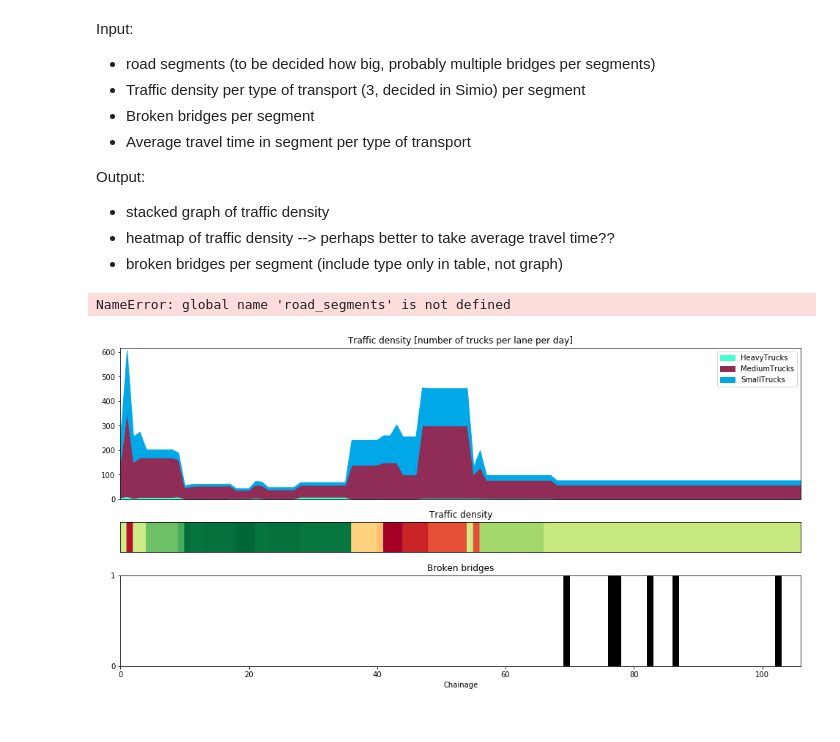
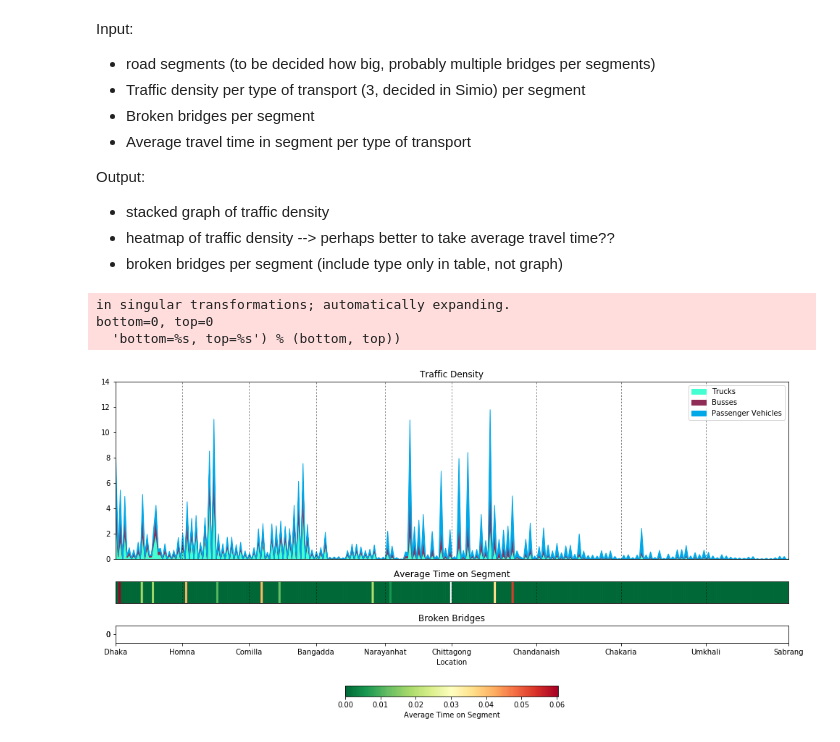
Before and after one commit to juangl77/BangladeshNeedsHelp8, a Jupyter notebook: A4Distributed/Visualisation/VisualisationDiscreteA4.ipynb, the cells around one changed output. Saved outputs shown, nothing was run; the diff lists cells and outputs as text; code cells hidden in the pictures.

Commit message:
Visualisation based on the MySQL data

```diff
--- a/A4Distributed/Visualisation/VisualisationDiscreteA4.ipynb
+++ b/A4Distributed/Visualisation/VisualisationDiscreteA4.ipynb
@@ -22,26 +12,34 @@ from Visualisation import plot_traffic_density
-# %%
-# Depending on the choices made by the user, select the right csv file and data
-roadId = 'N1'
-
-data = pd.read_csv('vulnerabilitypersegment'+str(roadId)+'.csv') # prob. different file
-broken_bridges = data['NumberOfDBridges'].tolist()  #needs to be replaced with real data of the broken bridges!!!
-traffic = pd.read_csv('trafficpersegment'+str(roadId)+'.csv')
-
-HeavyTrucks = traffic['heavyTruck'].tolist() # this and below needs to be replaced with different types!!!
-MediumTrucks = traffic['mediumTruck'].tolist()
-SmallTrucks = traffic['smallTruck'].tolist()
-
-traffic_density = traffic['total'].tolist()
-chainage = traffic['chainage'].tolist()
-
-road_segments = []
-for segment in chainage:
-    round_segment = round(segment,1)
-    road_segments.append(round_segment)
-
-# Based on user choices, define what visualisations to make
-
-plot_traffic_density(road_segments,HeavyTrucks,MediumTrucks,SmallTrucks,traffic_density,broken_bridges)
-# %% [output]
-NameError: global name 'road_segments' is not defined
-[figure, removed]
+# %%
+# import packages
+from Visualisation import plot_traffic_density
+from MySQL import Database
+import datetime, threading, time
+
+%matplotlib inline
+
+# Depending on the choices made by the user, select the right csv file and data
+db = Database('127.0.0.1', 'Discrete', 'epa1351user', 'qwertyu1234')
+db.connect()
+
+seconds = 5
+next_call = time.time()
+frame = -1
+
+def update():
+    global next_call, seconds, frame
+    next_call += seconds
+
+    latest = db.latestTime()
+
+    if latest > frame:
+        frame = latest
+        plot_traffic_density(db.dataPerSegment(frame))
+
+    threading.Timer(next_call - time.time(), update).start()
+
+plot_traffic_density(db.dataPerSegment(4))
+# %% [output]
+in singular transformations; automatically expanding.
+bottom=0, top=0
+  'bottom=%s, top=%s') % (bottom, top))
+[figure, added]
```
Also changed, not shown: parts of 1 cell of this notebook, 2 other files.
